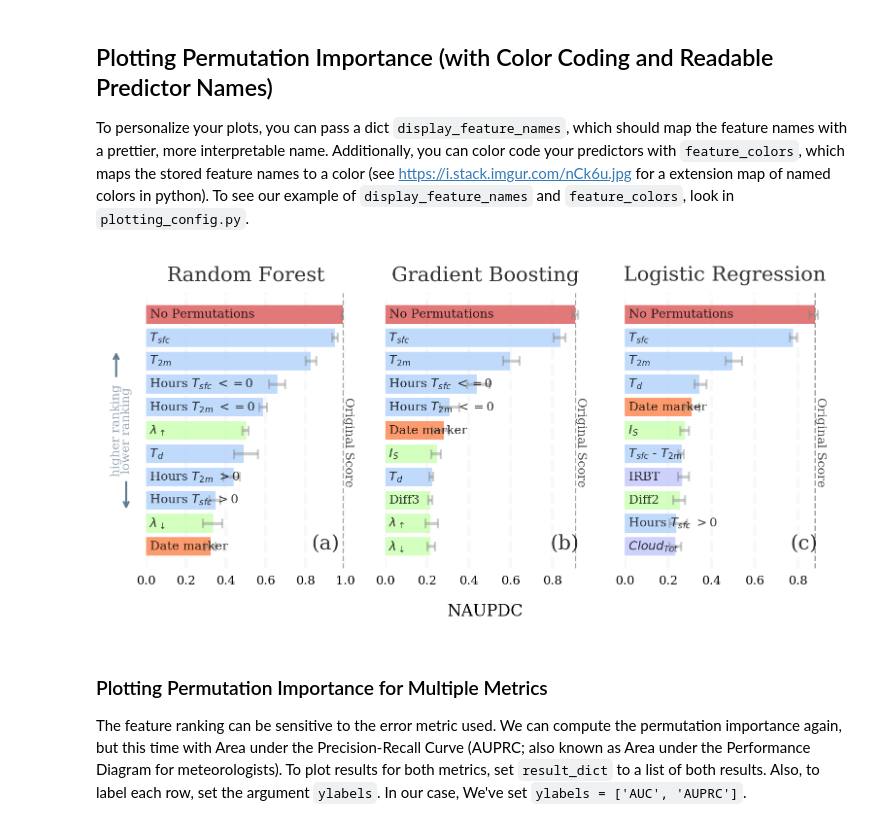
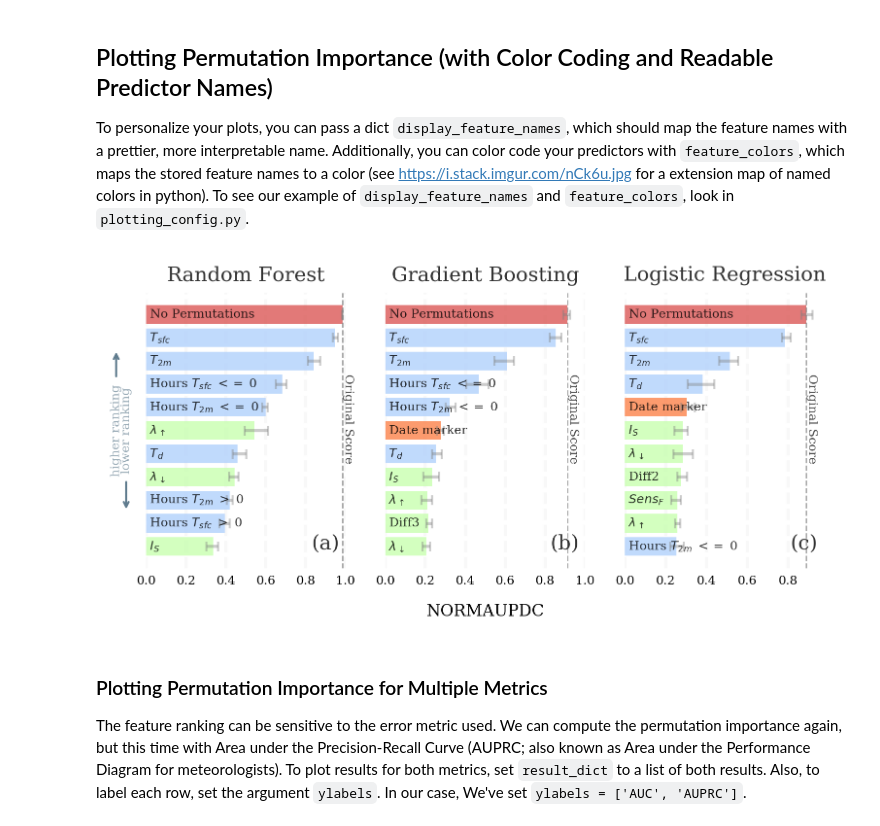
Before and after one commit to monte-flora/scikit-explain, a Jupyter notebook: tutorial_notebooks/permutation_importance_tutorial.ipynb, the cells around one changed output. Saved outputs shown, nothing was run; the diff lists cells and outputs as text; code cells hidden in the pictures.

```diff
--- a/tutorial_notebooks/permutation_importance_tutorial.ipynb
+++ b/tutorial_notebooks/permutation_importance_tutorial.ipynb
@@ -103,6 +103,5 @@ myInterpreter.save_results(fname='multipass_importance_naupdc.nc',
 # %%
 myInterpreter = mintpy.InterpretToolkit()
 
-# Save the permutation importance results as a pickle file
-myInterpreter.load_results(fnames='multipass_importance_naupdc.nc')
-results = myInterpreter.perm_imp_ds
+# Load the results file; gets load as a class attribute
+results = myInterpreter.load_results(fnames='multipass_importance_naupdc.nc')
@@ -140,13 +138,12 @@ fig = myInterpreter.plot_importance(multipass=True, metrics_used=['NAUPDC'], num
 
 To personalize your plots, you can pass a dict `display_feature_names`, which should map the feature names with a prettier, more interpretable name. Additionally, you can color code your predictors with `feature_colors`, which maps the stored feature names to a color (see https://i.stack.imgur.com/nCk6u.jpg for a extension map of named colors in python). To see our example of `display_feature_names` and `feature_colors`, look in `plotting_config.py`.
 # %%
-fig = myInterpreter.plot_importance(multipass=True,
-                                    metrics_used=['NAUPDC'],
+fig = myInterpreter.plot_importance(method='multipass',
                                     display_feature_names=plotting_config.display_feature_names,
                                     feature_colors=plotting_config.color_dict,
                                    )
 # %% [output]
-[figure, old version]
+[figure, new version]
 # %% [markdown]
 ### Plotting Permutation Importance for Multiple Metrics
 
```
Also changed, not shown: parts of 14 cells of this notebook, 7 other files.
